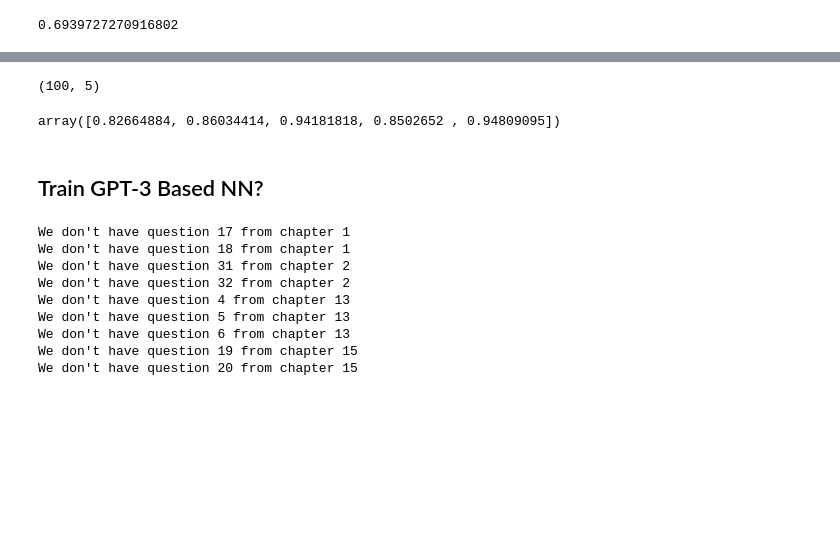
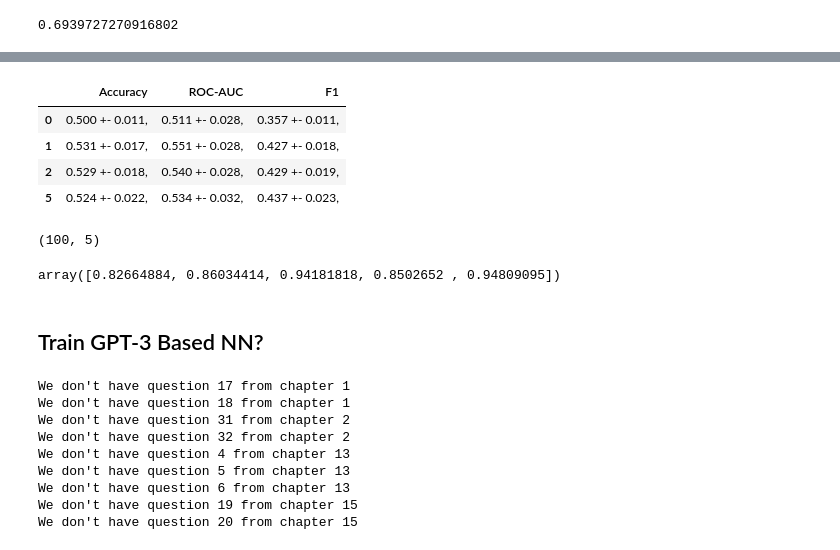
Before and after one commit to AmirZur/smartstem-ai, a Jupyter notebook: playground.ipynb, the cells around one changed output, grey strips where cells are left out. Saved outputs shown, nothing was run; the diff lists cells and outputs as text; code cells hidden in the pictures; blank space fills up the shorter version.

```diff
--- a/playground.ipynb
+++ b/playground.ipynb
@@ -1429,7 +1459,7 @@ We don't have question 20 from chapter 15
 preds = []
 labels = []
 for task in dataset:
-    preds.append(predict(task))
+    preds.append(predict_zero_shot(task))
     labels.append(task[-1].numpy())
 # %%
 import numpy as np
@@ -1506,7 +1536,8 @@ from openstax_dataset import GPT3TestDataset
 test_dataset = GPT3TestDataset(
     course_name='Chem 31A',
     num_support=5,
-    num_query=1
+    num_query=1,
+    # zero_shot=True
 )
 # %%
 len(test_dataset)
@@ -1623,3 +1780,14 @@ average_precision_score(y_score=preds, y_true=labels, average='macro')
+# %%
+%%capture
+res = collect_gpt3_metrics(ks)
+# %%
+res
+# %% [output]
+|  | Accuracy | ROC-AUC | F1 |
+| 0 | 0.500 +- 0.011, | 0.511 +- 0.028, | 0.357 +- 0.011, |
+| 1 | 0.531 +- 0.017, | 0.551 +- 0.028, | 0.427 +- 0.018, |
+| 2 | 0.529 +- 0.018, | 0.540 +- 0.028, | 0.429 +- 0.019, |
+| 5 | 0.524 +- 0.022, | 0.534 +- 0.032, | 0.437 +- 0.023, |
 # %%
 from sklearn.datasets import make_multilabel_classification
 from sklearn.linear_model import LogisticRegression
```
Also changed, not shown: parts of 30 cells of this notebook, 1 other file.
